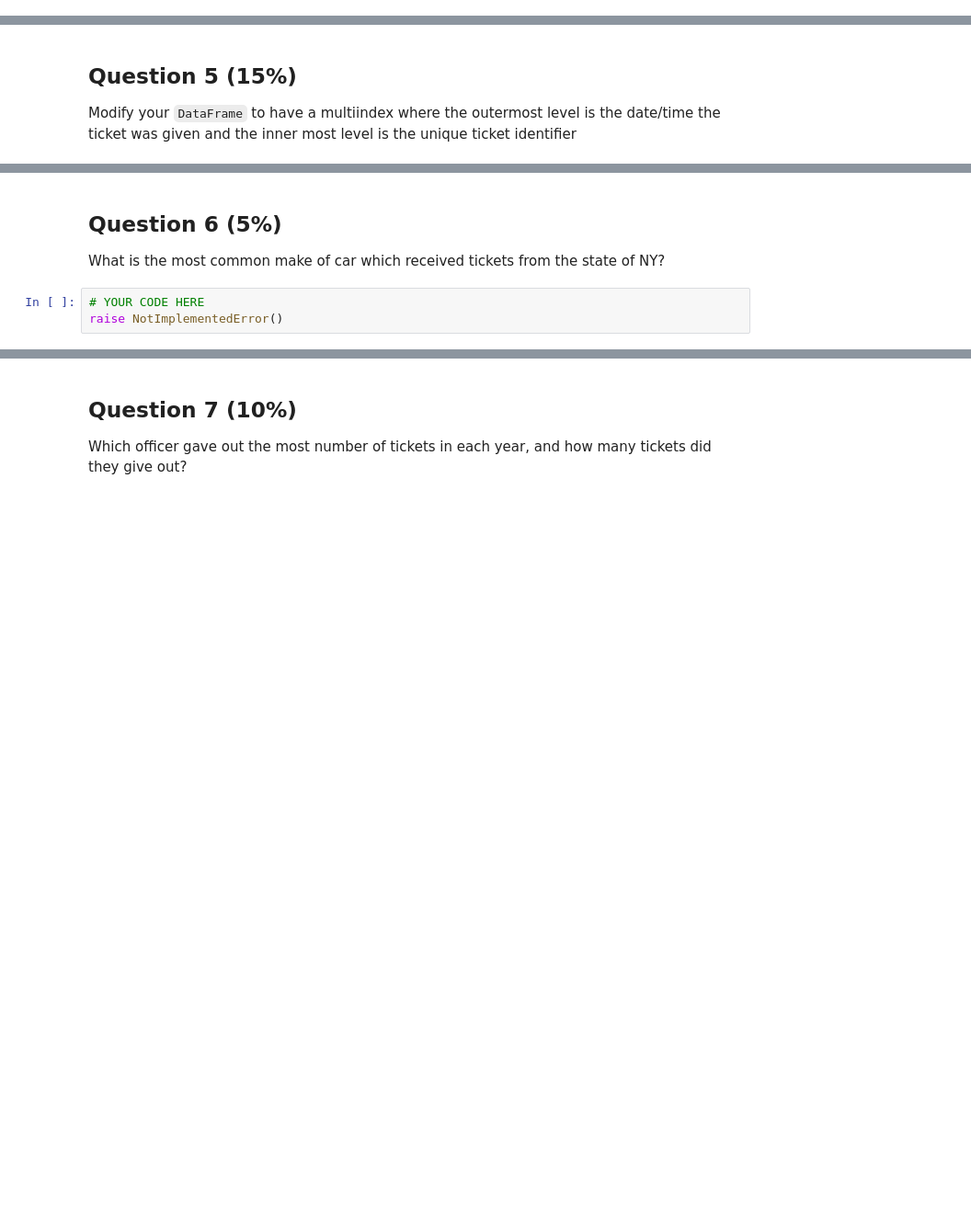
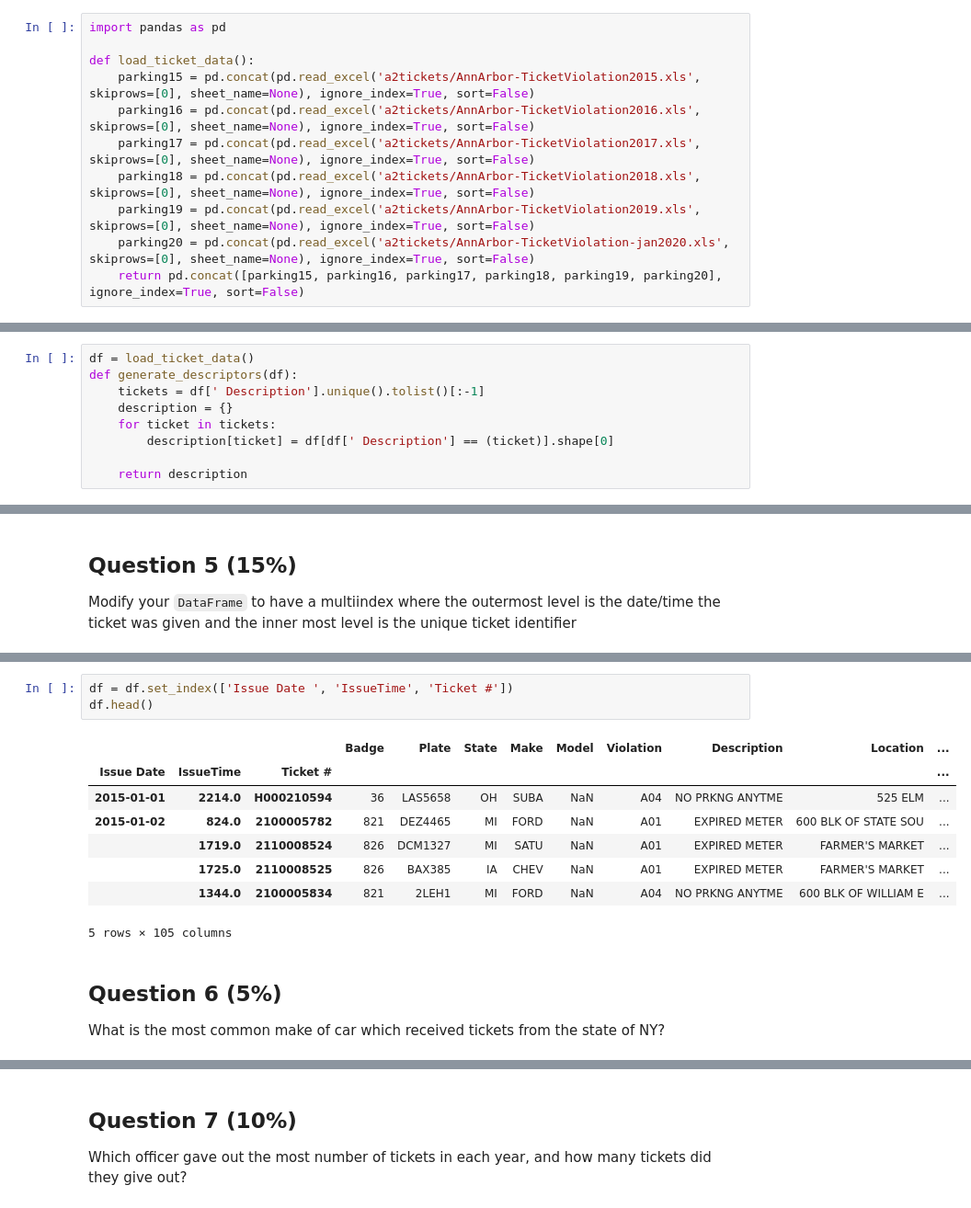
Before and after one commit to ierven/330assignment4, a Jupyter notebook: assignment4.ipynb, the cells around one changed output, grey strips where cells are left out. Shown at 92% size. Drawn from its saved outputs; the diff is of its cells as text; blank space fills up the shorter version.

```diff
--- a/assignment4.ipynb
+++ b/assignment4.ipynb
@@ -20,0 +18,11 @@ raise NotImplementedError()
+# %%
+import pandas as pd
+
+def load_ticket_data():
+    parking15 = pd.concat(pd.read_excel('a2tickets/AnnArbor-TicketViolation2015.xls', skiprows=[0], sheet_name=None), ignore_index=True, sort=False)
+    parking16 = pd.concat(pd.read_excel('a2tickets/AnnArbor-TicketViolation2016.xls', skiprows=[0], sheet_name=None), ignore_index=True, sort=False)
+    parking17 = pd.concat(pd.read_excel('a2tickets/AnnArbor-TicketViolation2017.xls', skiprows=[0], sheet_name=None), ignore_index=True, sort=False)
+    parking18 = pd.concat(pd.read_excel('a2tickets/AnnArbor-TicketViolation2018.xls', skiprows=[0], sheet_name=None), ignore_index=True, sort=False)
+    parking19 = pd.concat(pd.read_excel('a2tickets/AnnArbor-TicketViolation2019.xls', skiprows=[0], sheet_name=None), ignore_index=True, sort=False)
+    parking20 = pd.concat(pd.read_excel('a2tickets/AnnArbor-TicketViolation-jan2020.xls', skiprows=[0], sheet_name=None), ignore_index=True, sort=False)
+    return pd.concat([parking15, parking16, parking17, parking18, parking19, parking20], ignore_index=True, sort=False)
@@ -26,0 +43,9 @@ raise NotImplementedError()
+# %%
+df = load_ticket_data()
+def generate_descriptors(df):
+    tickets = df[' Description'].unique().tolist()[:-1]
+    description = {}
+    for ticket in tickets:
+        description[ticket] = df[df[' Description'] == (ticket)].shape[0]
+
+    return description
@@ -45,6 +120,15 @@ raise NotImplementedError()
+# %%
+df = df.set_index(['Issue Date ', 'IssueTime', 'Ticket #'])
+df.head()
+# %% [output]
+|  |  |  | Badge | Plate | State | Make | Model | Violation | Description | Location | ... |
+| Issue Date | IssueTime | Ticket # |  |  |  |  |  |  |  |  | ... |
+| 2015-01-01 | 2214.0 | H000210594 | 36 | LAS5658 | OH | SUBA | NaN | A04 | NO PRKNG ANYTME | 525 ELM | ... |
+| 2015-01-02 | 824.0 | 2100005782 | 821 | DEZ4465 | MI | FORD | NaN | A01 | EXPIRED METER | 600 BLK OF STATE SOU | ... |
+|  | 1719.0 | 2110008524 | 826 | DCM1327 | MI | SATU | NaN | A01 | EXPIRED METER | FARMER'S MARKET | ... |
+|  | 1725.0 | 2110008525 | 826 | BAX385 | IA | CHEV | NaN | A01 | EXPIRED METER | FARMER'S MARKET | ... |
+|  | 1344.0 | 2100005834 | 821 | 2LEH1 | MI | FORD | NaN | A04 | NO PRKNG ANYTME | 600 BLK OF WILLIAM E | ... |
+5 rows × 105 columns
 # %% [markdown]
 ## Question 6 (5%)
 What is the most common make of car which received tickets from the state of NY?
-# %%
-# YOUR CODE HERE
-raise NotImplementedError()
```
Also changed, not shown: parts of 21 cells of this notebook, 1 other file.
